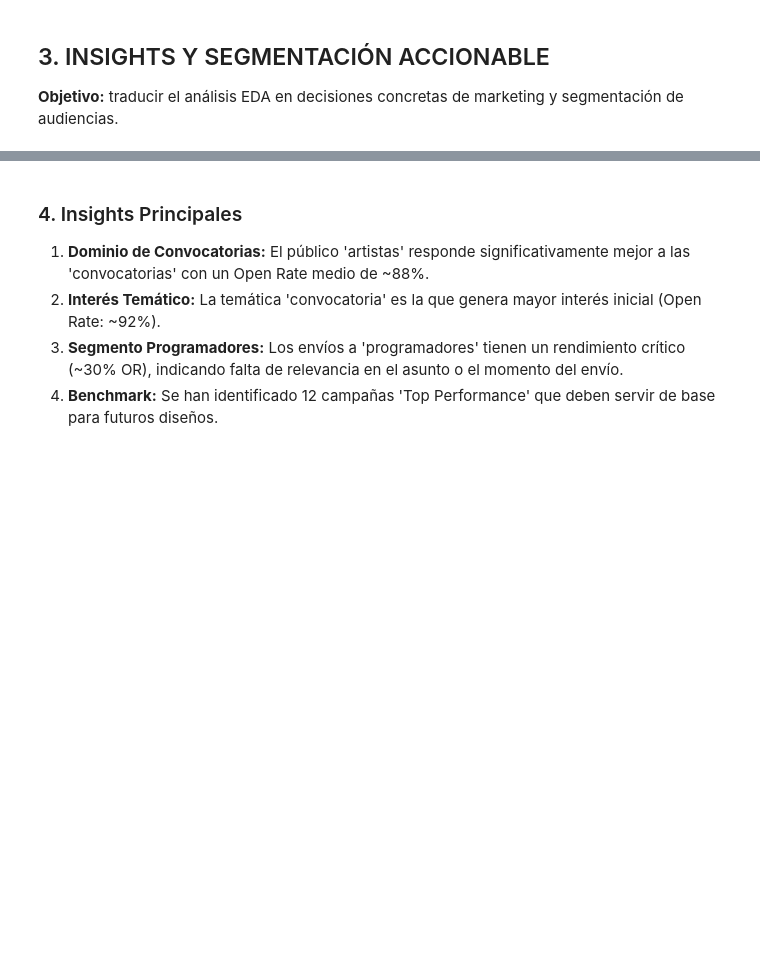
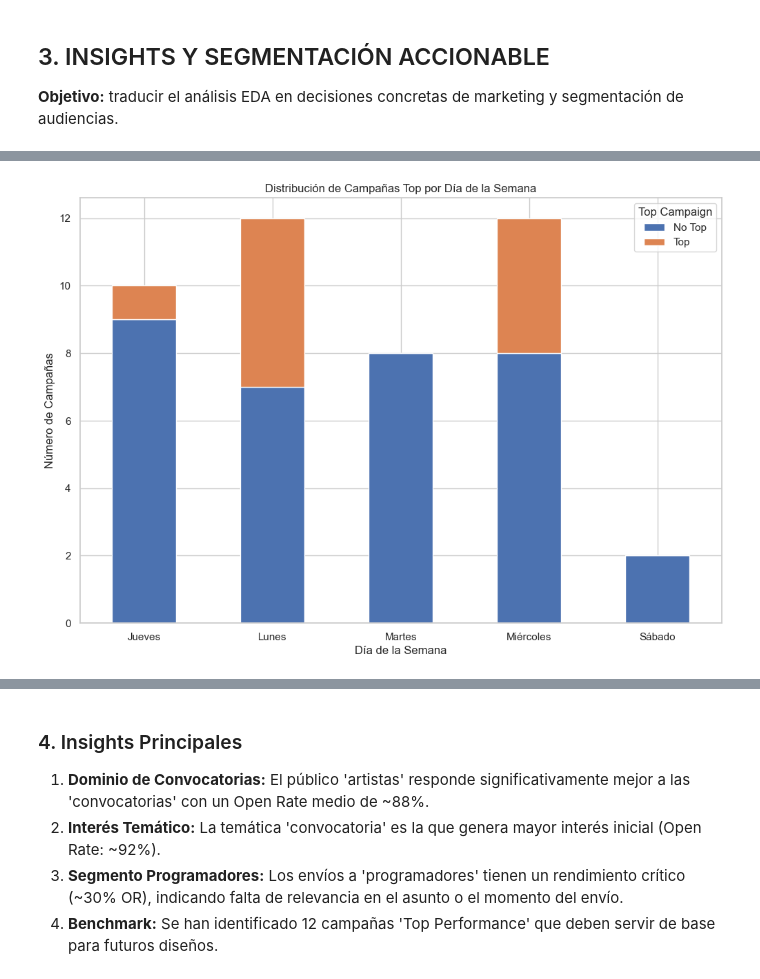
Before and after one commit to MariaJoseMoral/campa-a_marketing-digital_y_an-lisis_de_rendimiento_enGira-, a Jupyter notebook: notebooks/04_insights_segmentacion.ipynb, the cells around one changed output, grey strips where cells are left out. Saved outputs shown, nothing was run; the diff lists cells and outputs as text; code cells hidden in the pictures; blank space fills up the shorter version.

```diff
--- a/notebooks/04_insights_segmentacion.ipynb
+++ b/notebooks/04_insights_segmentacion.ipynb
@@ -76,0 +422,10 @@ display(kpis_top_campaigns)
+# %%
+df.groupby(['weekday', 'top_campaign']).size().unstack().fillna(0).plot(kind='bar', stacked=True)
+plt.title('Distribución de Campañas Top por Día de la Semana')
+plt.xlabel('Día de la Semana')
+plt.ylabel('Número de Campañas')
+plt.legend(title='Top Campaign', labels=['No Top', 'Top'])
+plt.xticks(rotation=0)
+plt.show()
+# %% [output]
+[figure, added]
```
Also changed, not shown: parts of 29 cells of this notebook, 27 other files.
